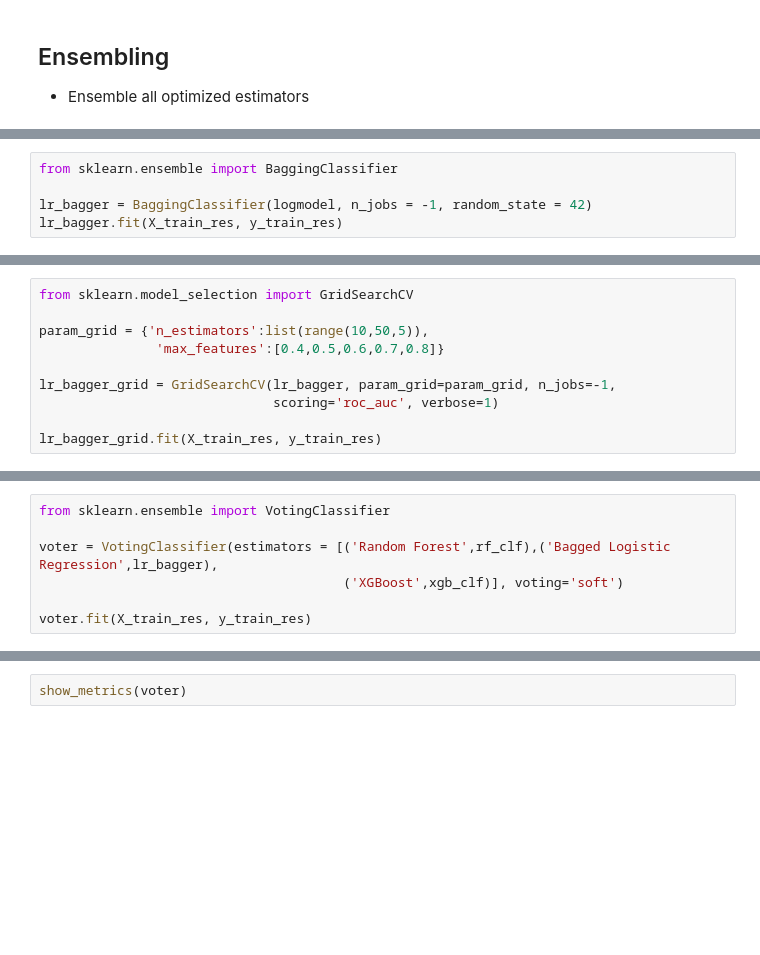
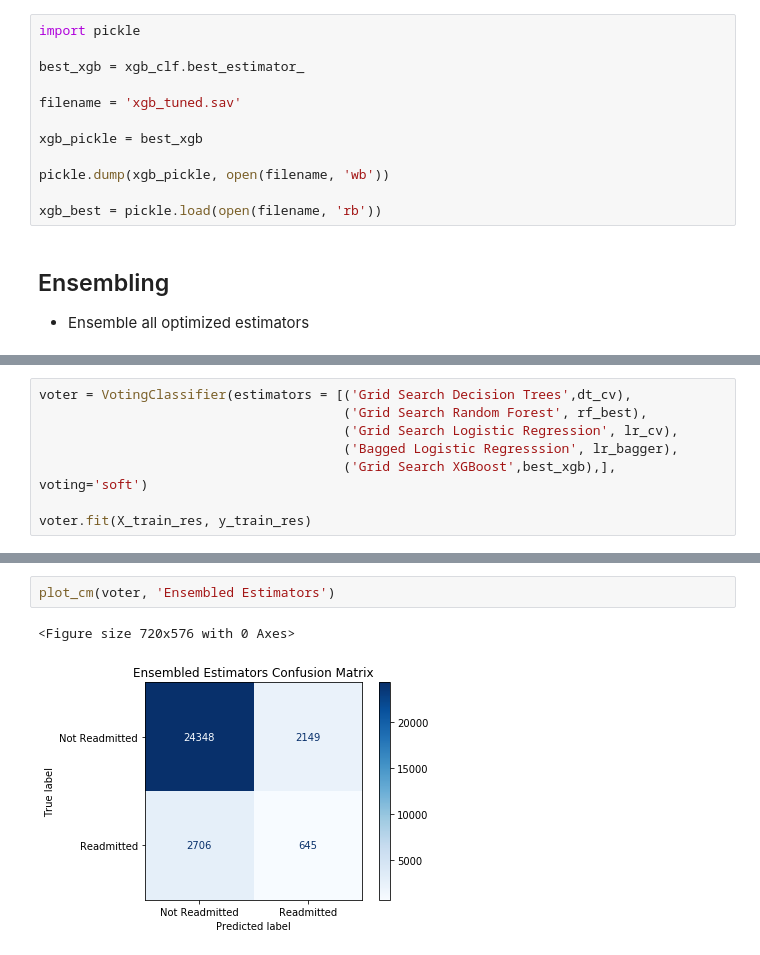
Before and after one commit to rchoi2/Diabetes-Readmission-Classifier, a Jupyter notebook: Diabetes_Classification_EDA.ipynb, the cells around one changed output, grey strips where cells are left out. Saved outputs shown, nothing was run; the diff lists cells and outputs as text; blank space fills up the shorter version.

```diff
--- a/Diabetes_Classification_EDA.ipynb
+++ b/Diabetes_Classification_EDA.ipynb
@@ -809,3 +897,15 @@ plot_feature_importance(rf_grid.best_estimator_.feature_importances_, X_train_re
+# %%
+import pickle
+
+best_xgb = xgb_clf.best_estimator_
+
+filename = 'xgb_tuned.sav'
+
+xgb_pickle = best_xgb
+
+pickle.dump(xgb_pickle, open(filename, 'wb'))
+
+xgb_best = pickle.load(open(filename, 'rb'))
 # %% [markdown]
 ## Ensembling
 - Ensemble all optimized estimators
@@ -820,5 +911,0 @@ best_lrgrid.c
-# %%
-from sklearn.ensemble import BaggingClassifier
-
-lr_bagger = BaggingClassifier(logmodel, n_jobs = -1, random_state = 42)
-lr_bagger.fit(X_train_res, y_train_res)
@@ -829,10 +911,0 @@ plot_roc_curve(lr_bagger, "Logistic Regression + Bagging ROC Curve")
-# %%
-from sklearn.model_selection import GridSearchCV
-
-param_grid = {'n_estimators':list(range(10,50,5)),
-               'max_features':[0.4,0.5,0.6,0.7,0.8]}
-
-lr_bagger_grid = GridSearchCV(lr_bagger, param_grid=param_grid, n_jobs=-1,
-                              scoring='roc_auc', verbose=1)
-
-lr_bagger_grid.fit(X_train_res, y_train_res)
@@ -847,7 +912,8 @@ plot_roc_curve(grid_lr_bagger,'Turned / Bagged Logistic Regression')
 # %%
-from sklearn.ensemble import VotingClassifier
-
-voter = VotingClassifier(estimators = [('Random Forest',rf_clf),('Bagged Logistic Regression',lr_bagger),
-                                       ('XGBoost',xgb_clf)], voting='soft')
+voter = VotingClassifier(estimators = [('Grid Search Decision Trees',dt_cv),
+                                       ('Grid Search Random Forest', rf_best),
+                                       ('Grid Search Logistic Regression', lr_cv),
+                                       ('Bagged Logistic Regresssion', lr_bagger),
+                                       ('Grid Search XGBoost',best_xgb),], voting='soft')
 
 voter.fit(X_train_res, y_train_res)
@@ -854,3 +951,6 @@ voter.fit(X_train_res, y_train_res)
-# %%
-show_metrics(voter)
+# %%
+plot_cm(voter, 'Ensembled Estimators')
+# %% [output]
+<Figure size 720x576 with 0 Axes>
+[figure, added]
 # %%
```
Also changed, not shown: parts of 26 cells of this notebook, 2 other files.
